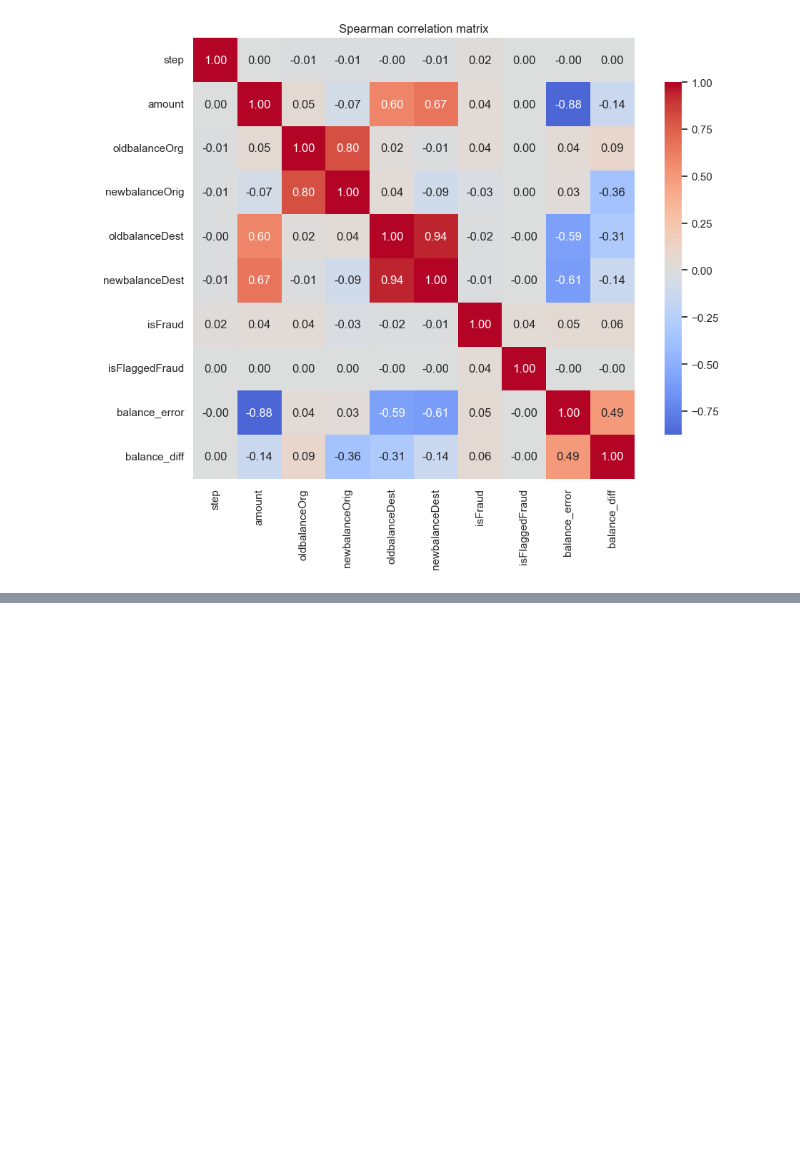
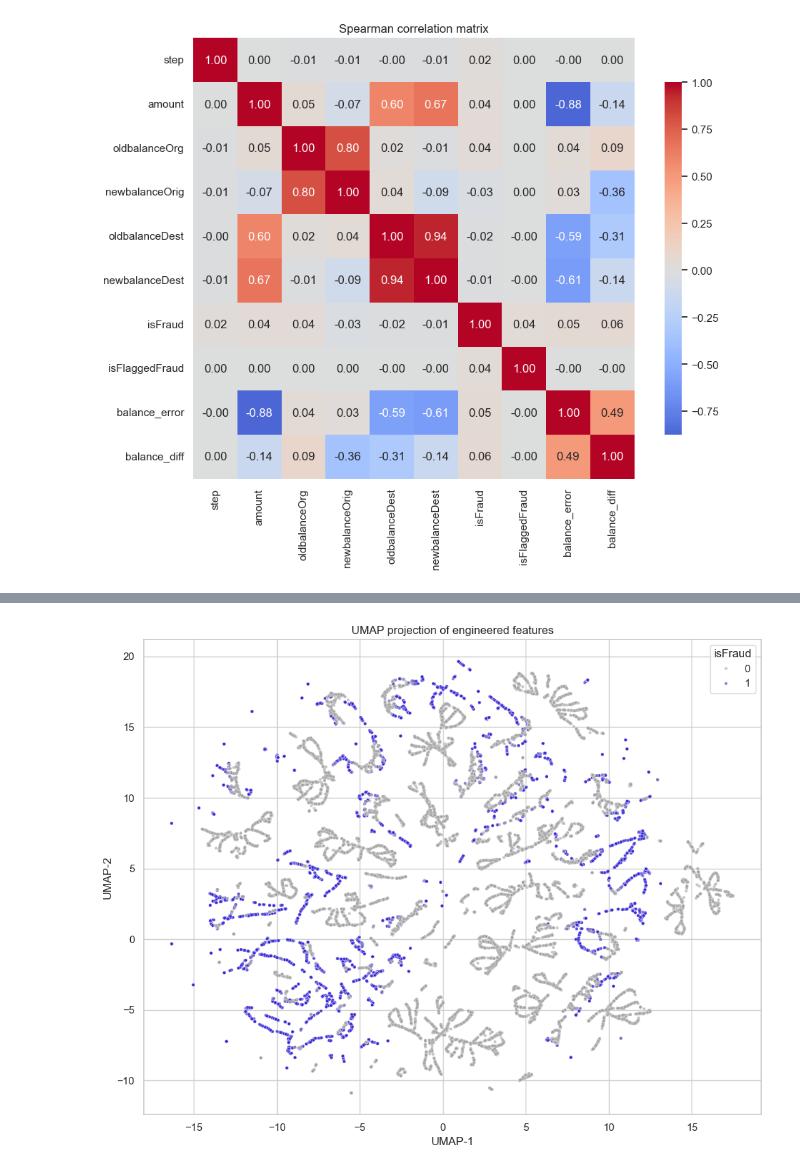
Before and after one commit to MarcLVR/financial-fraud-anomaly-detection, a Jupyter notebook: notebooks/01_eda.ipynb, the cells around one changed output, grey strips where cells are left out. Saved outputs shown, nothing was run; the diff lists cells and outputs as text; code cells hidden in the pictures; blank space fills up the shorter version.

```diff
--- a/notebooks/01_eda.ipynb
+++ b/notebooks/01_eda.ipynb
@@ -452,0 +553,37 @@ The takeaway for modelling is that fraud isn't separable by any single linear pr
+# %%
+# Stratified sample: keep all fraud cases plus a random sample of legitimate
+# rows. This preserves the fraud signal in the projection rather than
+# letting the 0.13% prevalence wash it out.
+fraud_rows = df[df["isFraud"] == 1]
+legit_sample = df[df["isFraud"] == 0].sample(n=30_000 - len(fraud_rows),
+                                              random_state=42)
+umap_sample = pd.concat([fraud_rows, legit_sample], ignore_index=True)
+
+# Use the same engineered features we will later feed into the models, so
+# the visualisation reflects the modelling input rather than raw columns.
+umap_features = umap_sample.assign(
+    log_amount=np.log1p(umap_sample["amount"]),
+    log_balance_error=np.log1p(
+        (umap_sample["oldbalanceOrg"] - umap_sample["amount"]
+         - umap_sample["newbalanceOrig"]).abs()
+    ),
+)[["log_amount", "log_balance_error", "step"]]
+
+reducer = umap.UMAP(n_neighbors=15, min_dist=0.1, random_state=42)
+embedding = reducer.fit_transform(umap_features)
+
+fig, ax = plt.subplots(figsize=(10, 8))
+sns.scatterplot(
+    x=embedding[:, 0], y=embedding[:, 1],
+    hue=umap_sample["isFraud"].values,
+    palette={0:"#a0a0a0", 1: "#3627d6"},
+    s=10, alpha=0.6, ax=ax,
+)
+ax.set(title="UMAP projection of engineered features",
+       xlabel="UMAP-1", ylabel="UMAP-2")
+ax.legend(title="isFraud")
+plt.tight_layout()
+plt.savefig(FIGURES_DIR / "eda_umap.png", dpi=150)
+plt.show()
+# %% [output]
+[figure, added]
```
Also changed, not shown: parts of 40 cells of this notebook, 2 other files.
